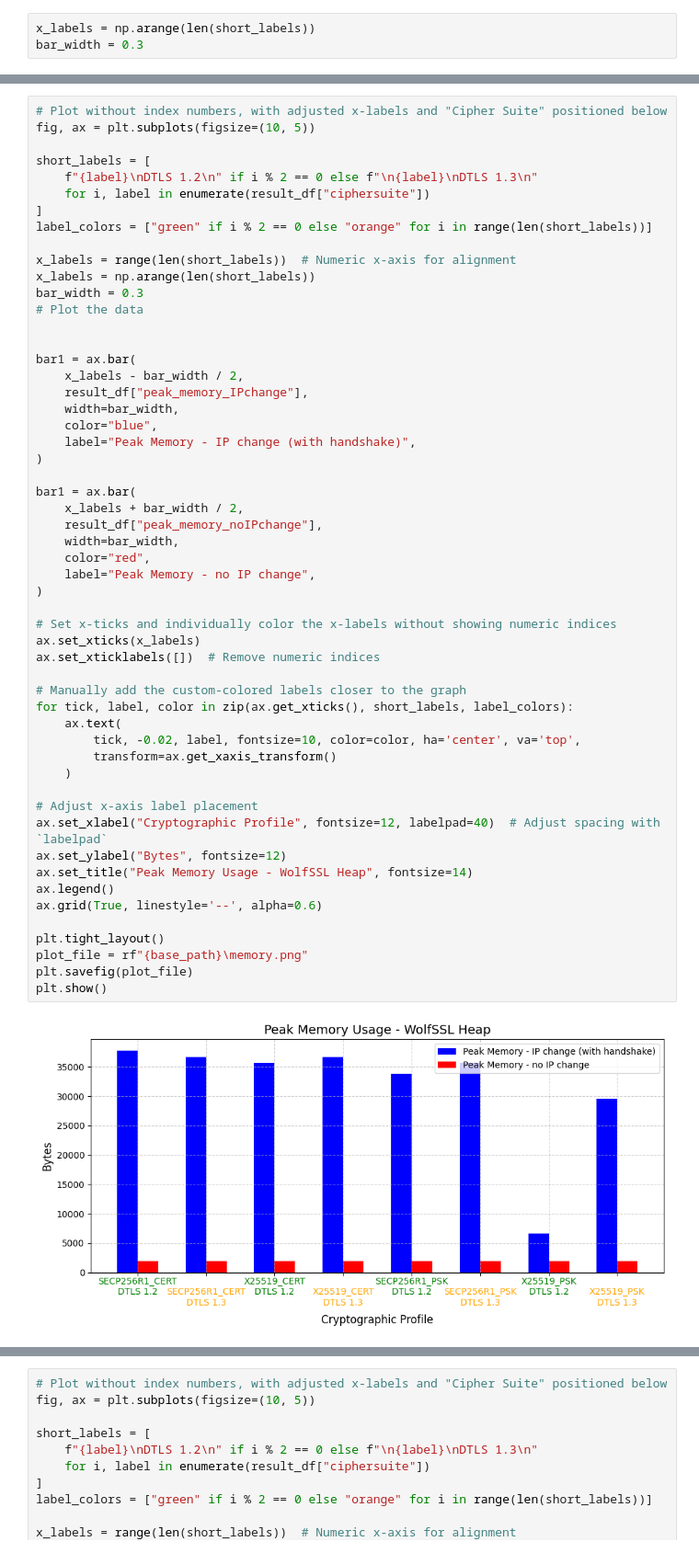
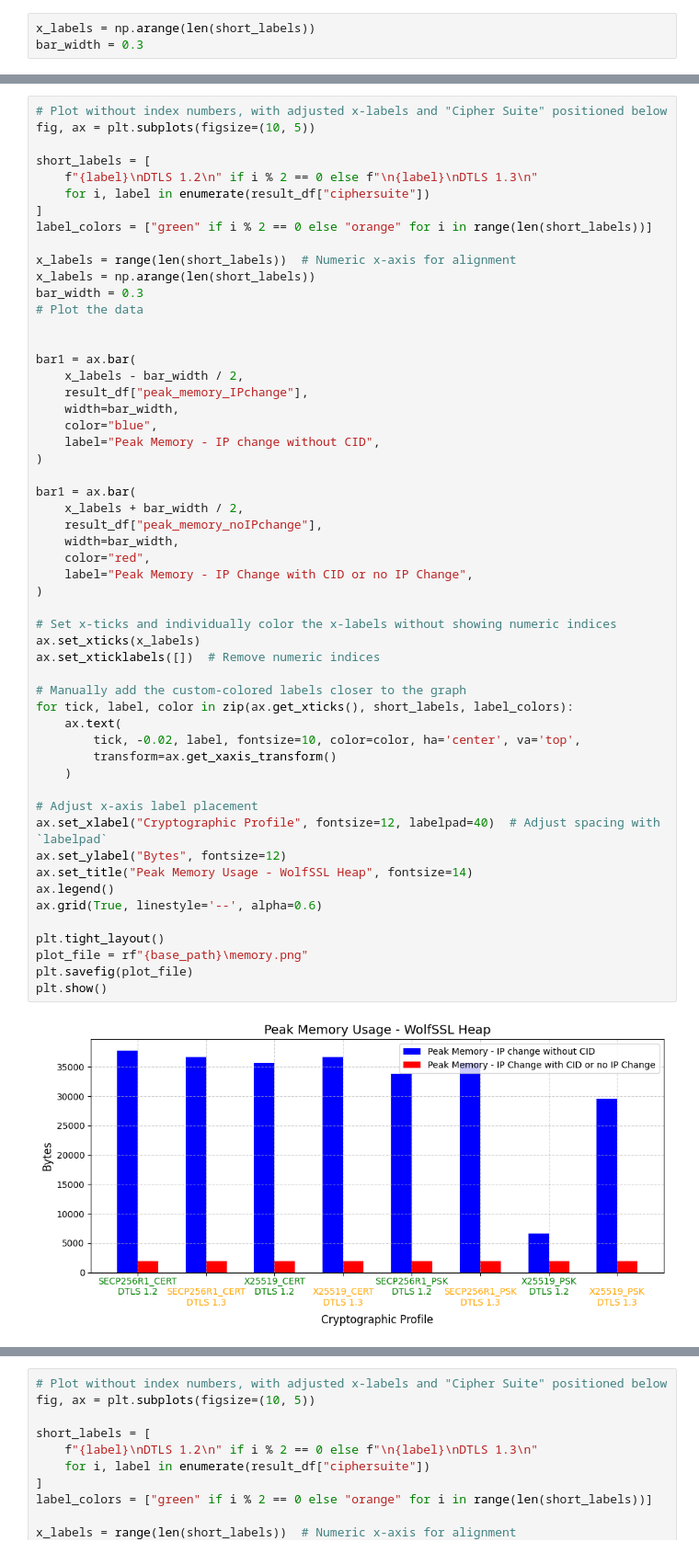
Before and after one commit to Johann-Zurner/DTLS_CoAP_Client, a Jupyter notebook: extra_thesis_material/python_plots.ipynb, the cells around one changed output, grey strips where cells are left out. Shown at 92% size. Drawn from its saved outputs; the diff is of its cells as text.

```diff
--- a/extra_thesis_material/python_plots.ipynb
+++ b/extra_thesis_material/python_plots.ipynb
@@ -1276,41 +1276,41 @@ bar1 = ax.bar(
     result_df["peak_memory_IPchange"],
     width=bar_width,
     color="blue",
-    label="Peak Memory - IP change (with handshake)",
+    label="Peak Memory - IP change without CID",
 )
 
 bar1 = ax.bar(
     x_labels + bar_width / 2,
     result_df["peak_memory_noIPchange"],
     width=bar_width,
     color="red",
-    label="Peak Memory - no IP change",
+    label="Peak Memory - IP Change with CID or no IP Change",
 )
 
 # Set x-ticks and individually color the x-labels without showing numeric indices
 ax.set_xticks(x_labels)
 ax.set_xticklabels([])  # Remove numeric indices
 
 # Manually add the custom-colored labels closer to the graph
 for tick, label, color in zip(ax.get_xticks(), short_labels, label_colors):
     ax.text(
         tick, -0.02, label, fontsize=10, color=color, ha='center', va='top',
         transform=ax.get_xaxis_transform()
     )
 
 # Adjust x-axis label placement
 ax.set_xlabel("Cryptographic Profile", fontsize=12, labelpad=40)  # Adjust spacing with `labelpad`
 ax.set_ylabel("Bytes", fontsize=12)
 ax.set_title("Peak Memory Usage - WolfSSL Heap", fontsize=14)
 ax.legend()
 ax.grid(True, linestyle='--', alpha=0.6)
 
 plt.tight_layout()
 plot_file = rf"{base_path}\memory.png"
 plt.savefig(plot_file)
 plt.show()
 # %% [output]
-[figure, old version]
+[figure, new version]
 # %%
 # Plot without index numbers, with adjusted x-labels and "Cipher Suite" positioned below
 fig, ax = plt.subplots(figsize=(10, 5))
```
Also changed, not shown: parts of 5 cells of this notebook.
